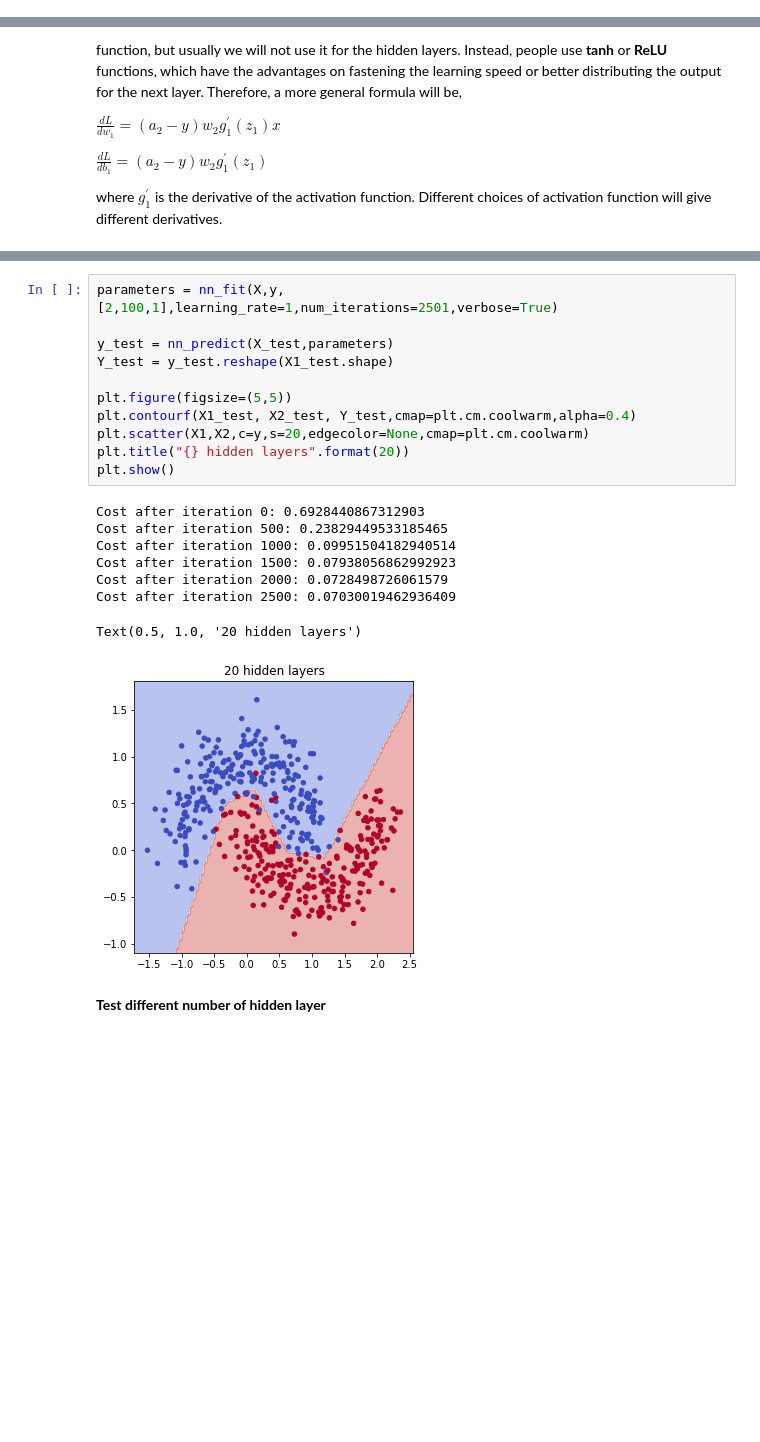
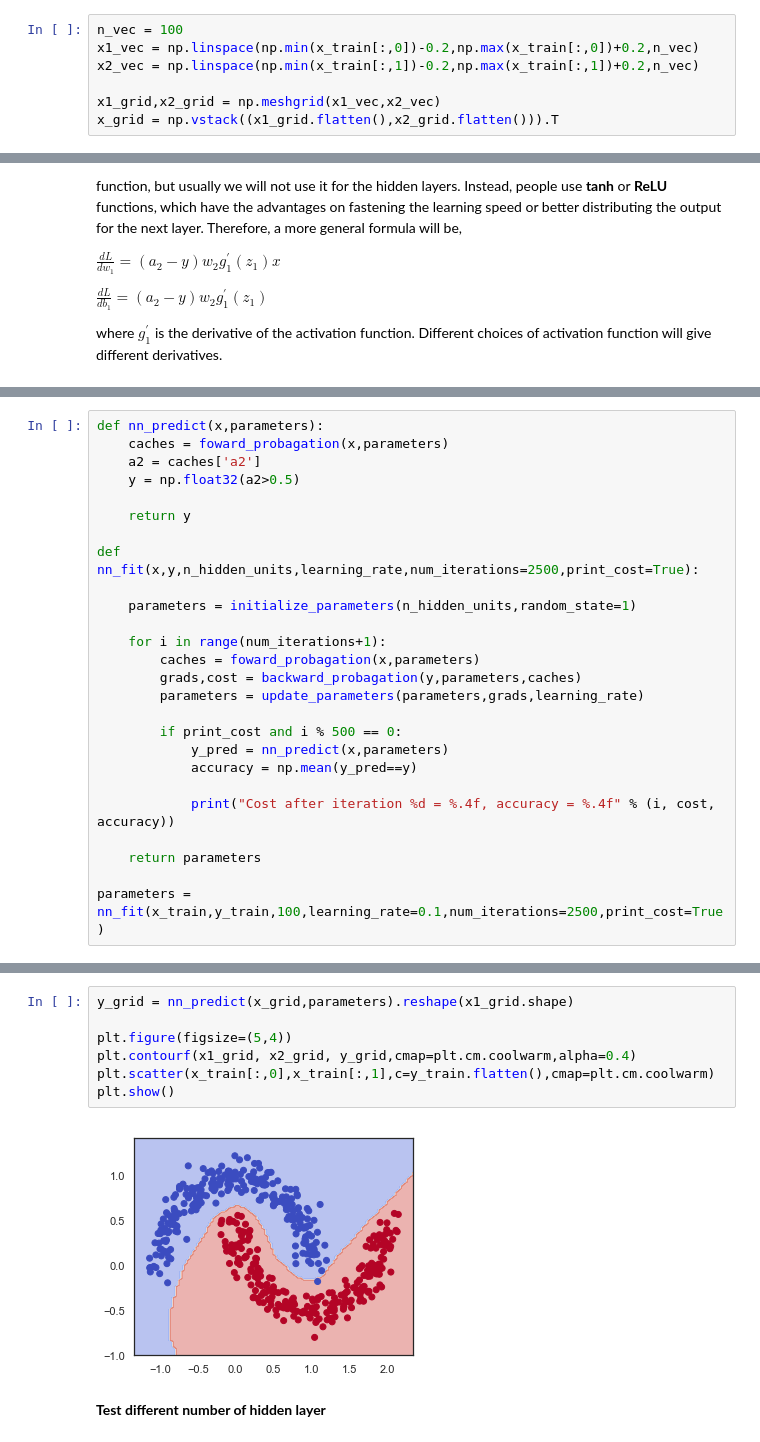
Before and after one commit to jeremy-xx/deep-learning-algorithm, a Jupyter notebook: neural_networks.ipynb, the cells around one changed output, grey strips where cells are left out. Cells and saved outputs as stored; diff of their text form; blank space fills up the shorter version.

```diff
--- a/neural_networks.ipynb
+++ b/neural_networks.ipynb
@@ -73,0 +28,7 @@ W2: [1,4]   b2: [1,1]
+# %%
+n_vec = 100
+x1_vec = np.linspace(np.min(x_train[:,0])-0.2,np.max(x_train[:,0])+0.2,n_vec)
+x2_vec = np.linspace(np.min(x_train[:,1])-0.2,np.max(x_train[:,1])+0.2,n_vec)
+
+x1_grid,x2_grid = np.meshgrid(x1_vec,x2_vec)
+x_grid = np.vstack((x1_grid.flatten(),x2_grid.flatten())).T
@@ -278,0 +216,26 @@ def nn_score(y,y_pred):
+# %%
+def nn_predict(x,parameters):
+    caches = foward_probagation(x,parameters)
+    a2 = caches['a2']
+    y = np.float32(a2>0.5)
+
+    return y
+
+def nn_fit(x,y,n_hidden_units,learning_rate,num_iterations=2500,print_cost=True):
+
+    parameters = initialize_parameters(n_hidden_units,random_state=1)
+
+    for i in range(num_iterations+1):
+        caches = foward_probagation(x,parameters)
+        grads,cost = backward_probagation(y,parameters,caches)
+        parameters = update_parameters(parameters,grads,learning_rate)
+
+        if print_cost and i % 500 == 0:
+            y_pred = nn_predict(x,parameters)
+            accuracy = np.mean(y_pred==y)
+
+            print("Cost after iteration %d = %.4f, accuracy = %.4f" % (i, cost, accuracy))
+
+    return parameters
+
+parameters = nn_fit(x_train,y_train,100,learning_rate=0.1,num_iterations=2500,print_cost=True)
@@ -279,23 +249,12 @@ def nn_score(y,y_pred):
 # %%
-parameters = nn_fit(X,y,[2,100,1],learning_rate=1,num_iterations=2501,verbose=True)
+y_grid = nn_predict(x_grid,parameters).reshape(x1_grid.shape)
 
-y_test = nn_predict(X_test,parameters)
-Y_test = y_test.reshape(X1_test.shape)
-
-plt.figure(figsize=(5,5))
-plt.contourf(X1_test, X2_test, Y_test,cmap=plt.cm.coolwarm,alpha=0.4)
-plt.scatter(X1,X2,c=y,s=20,edgecolor=None,cmap=plt.cm.coolwarm)
-plt.title("{} hidden layers".format(20))
+plt.figure(figsize=(5,4))
+plt.contourf(x1_grid, x2_grid, y_grid,cmap=plt.cm.coolwarm,alpha=0.4)
+plt.scatter(x_train[:,0],x_train[:,1],c=y_train.flatten(),cmap=plt.cm.coolwarm)
 plt.show()
 # %% [output]
-Cost after iteration 0: 0.6928440867312903
-Cost after iteration 500: 0.23829449533185465
-Cost after iteration 1000: 0.09951504182940514
-Cost after iteration 1500: 0.07938056862992923
-Cost after iteration 2000: 0.0728498726061579
-Cost after iteration 2500: 0.07030019462936409
-Text(0.5, 1.0, '20 hidden layers')
-[figure, old version]
+[figure, new version]
 # %% [markdown]
 **Test different number of hidden layer**
 # %%
```
Also changed, not shown: parts of 31 cells of this notebook, 1 other file.
